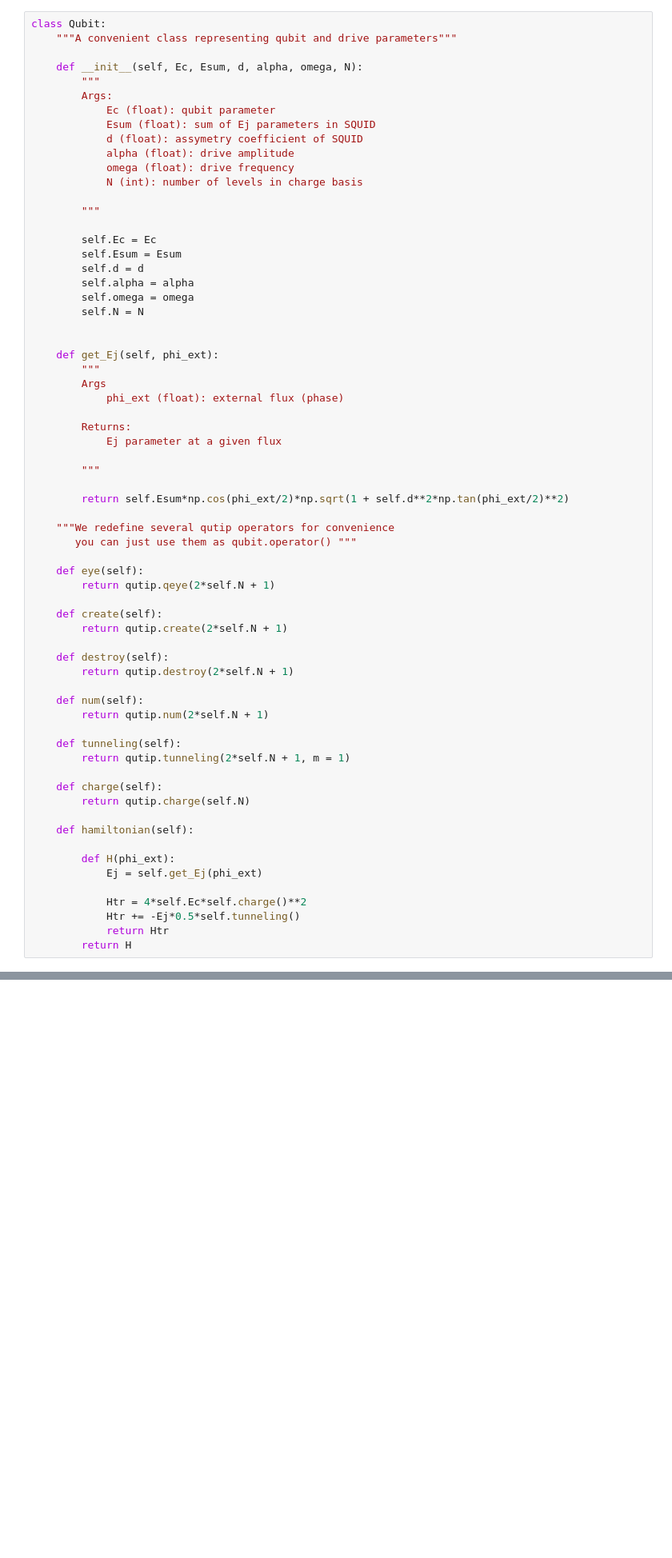
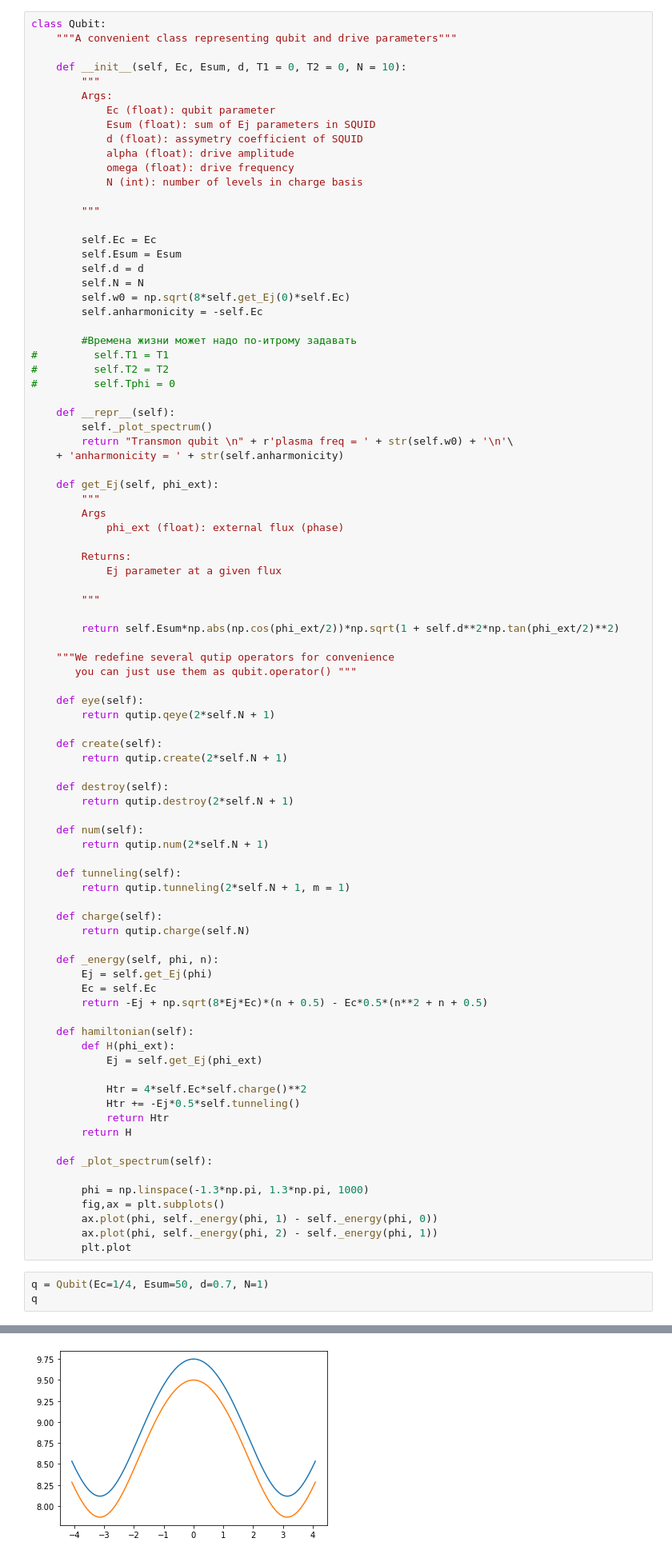
Before and after one commit to AlexandrStrelnikov/Thermal-simulation, a Jupyter notebook: Main.ipynb, the cells around one changed output, grey strips where cells are left out. Shown: that part at 80% size. Cells and saved outputs as stored; diff of their text form; blank space fills up the shorter version.

```diff
--- a/Main.ipynb
+++ b/Main.ipynb
@@ -33,7 +66,7 @@ $$\hat{H}_\text{d} = \alpha n_{q} \cos \omega t\:( + i \alpha n_{q} \sin \omega
 class Qubit:
     """A convenient class representing qubit and drive parameters"""
 
-    def __init__(self, Ec, Esum, d, alpha, omega, N):
+    def __init__(self, Ec, Esum, d, T1 = 0, T2 = 0, N = 10):
         """
         Args:
             Ec (float): qubit parameter
@@ -48,10 +81,19 @@ class Qubit:
         self.Ec = Ec
         self.Esum = Esum
         self.d = d
-        self.alpha = alpha
-        self.omega = omega
         self.N = N
+        self.w0 = np.sqrt(8*self.get_Ej(0)*self.Ec)
+        self.anharmonicity = -self.Ec
 
+        #Времена жизни может надо по-итрому задавать
+#         self.T1 = T1
+#         self.T2 = T2
+#         self.Tphi = 0
+
+    def __repr__(self):
+        self._plot_spectrum()
+        return "Transmon qubit \n" + r'plasma freq = ' + str(self.w0) + '\n'\
+    + 'anharmonicity = ' + str(self.anharmonicity)
 
     def get_Ej(self, phi_ext):
         """
@@ -63,7 +105,7 @@ class Qubit:
 
         """
 
-        return self.Esum*np.cos(phi_ext/2)*np.sqrt(1 + self.d**2*np.tan(phi_ext/2)**2)
+        return self.Esum*np.abs(np.cos(phi_ext/2))*np.sqrt(1 + self.d**2*np.tan(phi_ext/2)**2)
 
     """We redefine several qutip operators for convenience
        you can just use them as qubit.operator() """
@@ -86,8 +128,12 @@ class Qubit:
     def charge(self):
         return qutip.charge(self.N)
 
+    def _energy(self, phi, n):
+        Ej = self.get_Ej(phi)
+        Ec = self.Ec
+        return -Ej + np.sqrt(8*Ej*Ec)*(n + 0.5) - Ec*0.5*(n**2 + n + 0.5)
+
     def hamiltonian(self):
-
         def H(phi_ext):
             Ej = self.get_Ej(phi_ext)
 
@@ -95,3 +141,15 @@ class Qubit:
             Htr += -Ej*0.5*self.tunneling()
             return Htr
         return H
+
+    def _plot_spectrum(self):
+
+        phi = np.linspace(-1.3*np.pi, 1.3*np.pi, 1000)
+        fig,ax = plt.subplots()
+        ax.plot(phi, self._energy(phi, 1) - self._energy(phi, 0))
+        ax.plot(phi, self._energy(phi, 2) - self._energy(phi, 1))
+        plt.plot
+# %%
+q = Qubit(Ec=1/4, Esum=50, d=0.7, N=1)
+q
+# %% [output]
@@ -98,3 +159,4 @@ class Qubit:
+[figure, added]
 # %%
 class Cavity:
     """A convenient class representing qubit and drive parameters"""
```
Also changed, not shown: parts of 8 cells of this notebook.
